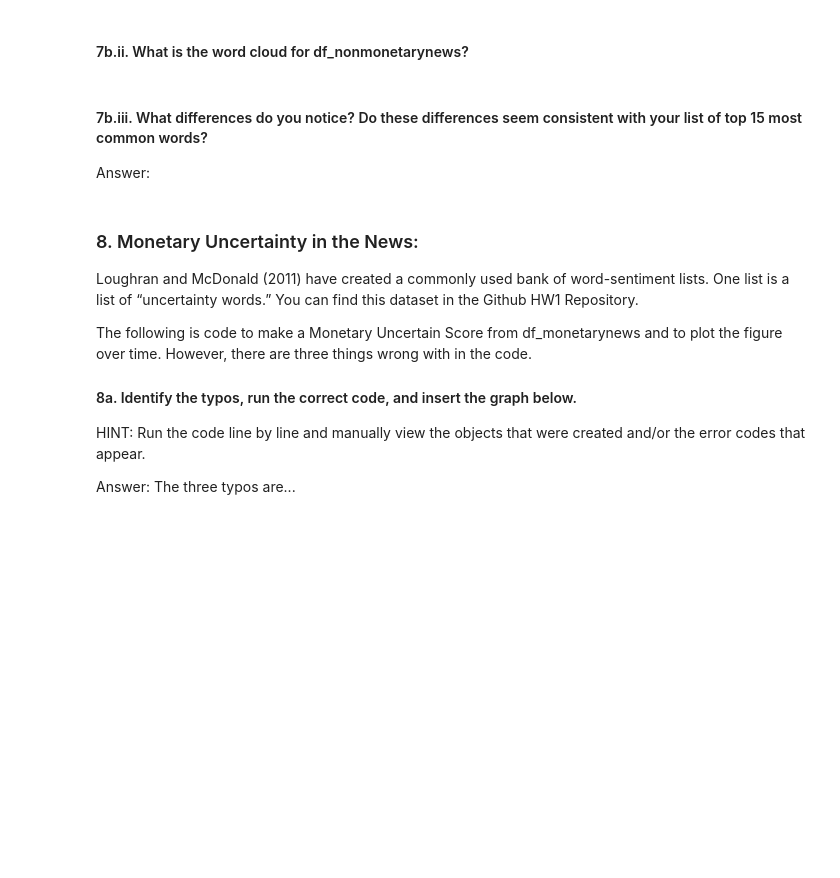
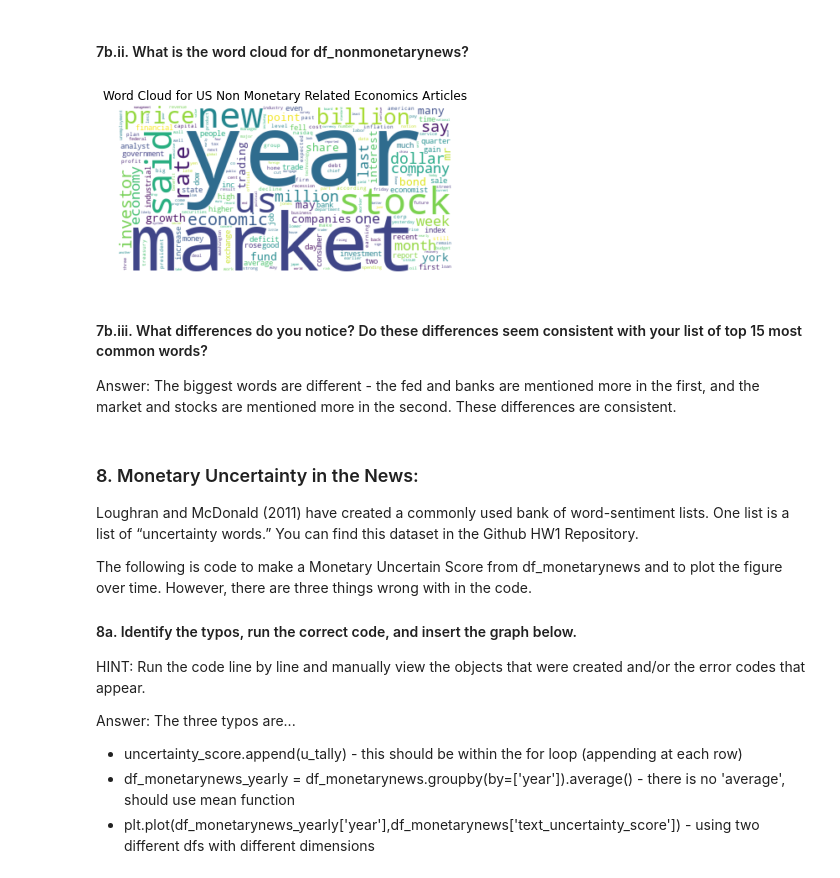
Before and after one commit to nadyatan21/ECON1620-Spring2024, a Jupyter notebook: Homework1_notebook.ipynb, the cells around one changed output. Cells and saved outputs as stored; diff of their text form; code cells hidden in the pictures; blank space fills up the shorter version.

```diff
--- a/Homework1_notebook.ipynb
+++ b/Homework1_notebook.ipynb
@@ -308,10 +480,19 @@ iii. What differences do you notice? Do these differences seem consistent with y
 #### 7b.ii. What is the word cloud for df_nonmonetarynews?
 # %%
 # Write the code to answer the question above
+nonmonetarywords = [word for tokenlist in df_nonmonetarynews['tokens'].tolist() for word in tokenlist]
+nonmonetarywords  = ' '.join(nonmonetarywords)
+word_cloud = WordCloud(collocations=False, background_color='white').generate(nonmonetarywords)
+plt.imshow(word_cloud, interpolation='bilinear')
+plt.axis("off")
+plt.title('Word Cloud for US Non Monetary Related Economics Articles')
+plt.show()
+# %% [output]
+[figure, added]
 # %% [markdown]
 #### 7b.iii. What differences do you notice? Do these differences seem consistent with your list of top 15 most common words?
 
-Answer:
+Answer: The biggest words are different - the fed and banks are mentioned more in the first, and the market and stocks are mentioned more in the second. These differences are consistent.
 # %% [markdown]
 ### 8. Monetary Uncertainty in the News:
 
@@ -324,4 +505,7 @@ The following is code to make a Monetary Uncertain Score from df_monetarynews an
 HINT: Run the code line by line and manually view the objects that were created and/or the error codes that appear.
 
 Answer: The three typos are...
+- uncertainty_score.append(u_tally) - this should be within the for loop (appending at each row)
+- df_monetarynews_yearly = df_monetarynews.groupby(by=['year']).average() - there is no 'average', should use mean function
+- plt.plot(df_monetarynews_yearly['year'],df_monetarynews['text_uncertainty_score']) - using two different dfs with different dimensions
 # %%
```
Also changed, not shown: parts of 33 cells of this notebook, 2 other files.
